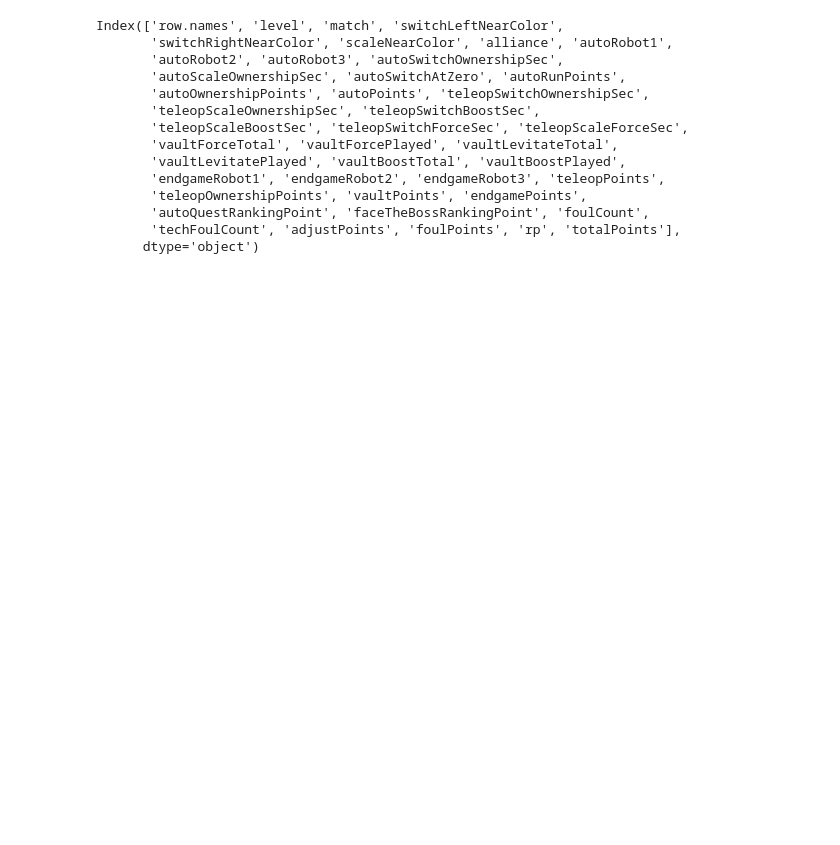
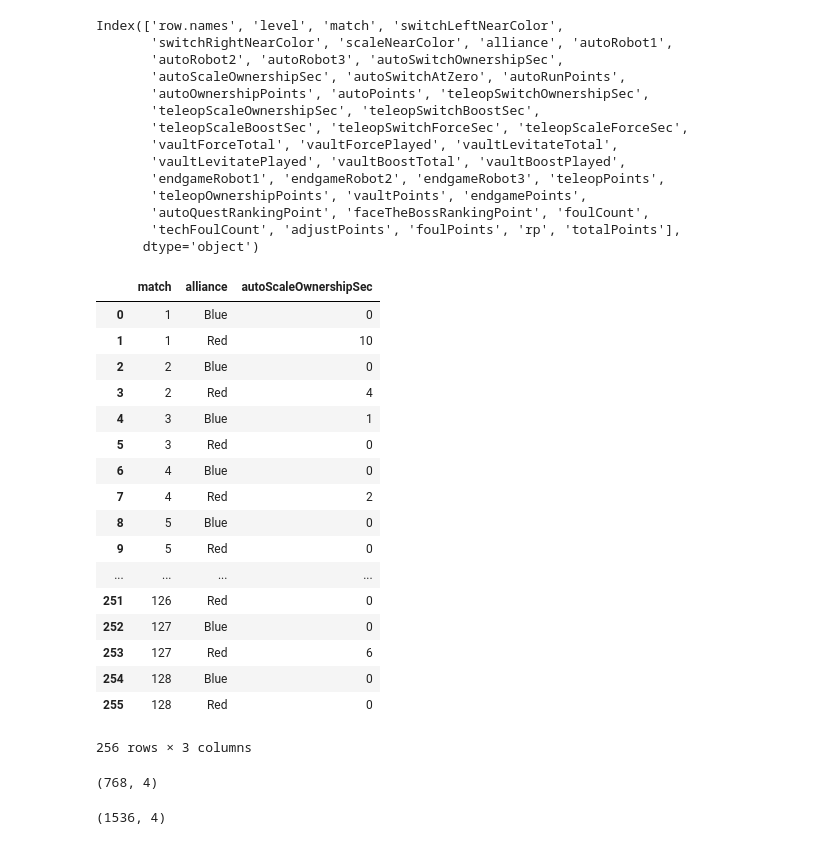
Before and after one commit to irs1318dev/python_class, a Jupyter notebook: 11_SQL2/sqlalchemy.ipynb, the cells around one changed output. Saved outputs shown, nothing was run; the diff lists cells and outputs as text; code cells hidden in the pictures; blank space fills up the shorter version.

```diff
--- a/11_SQL2/sqlalchemy.ipynb
+++ b/11_SQL2/sqlalchemy.ipynb
@@ -140,3 +154,52 @@ Index(['row.names', 'level', 'match', 'switchLeftNearColor',
        'autoQuestRankingPoint', 'faceTheBossRankingPoint', 'foulCount',
        'techFoulCount', 'adjustPoints', 'foulPoints', 'rp', 'totalPoints'],
       dtype='object')
+# %%
+sql = sqlalchemy.text("""
+SELECT match, alliance, "autoScaleOwnershipSec" FROM scores;
+""")
+
+scores = pd.read_sql(sql, conn)
+scores
+# %% [output]
+|  | match | alliance | autoScaleOwnershipSec |
+| 0 | 1 | Blue | 0 |
+| 1 | 1 | Red | 10 |
+| 2 | 2 | Blue | 0 |
+| 3 | 2 | Red | 4 |
+| 4 | 3 | Blue | 1 |
+| 5 | 3 | Red | 0 |
+| 6 | 4 | Blue | 0 |
+| 7 | 4 | Red | 2 |
+| 8 | 5 | Blue | 0 |
+| 9 | 5 | Red | 0 |
+| ... | ... | ... | ... |
+| 251 | 126 | Red | 0 |
+| 252 | 127 | Blue | 0 |
+| 253 | 127 | Red | 6 |
+| 254 | 128 | Blue | 0 |
+| 255 | 128 | Red | 0 |
+256 rows × 3 columns
+# %%
+sql = sqlalchemy.text("""
+SELECT schedule.team, scores.match, scores.alliance,
+       scores."autoScaleOwnershipSec"
+  FROM scores INNER JOIN schedule
+    ON schedule.match = scores.match AND
+       schedule.alliance = scores.alliance;
+""")
+scores = pd.read_sql(sql, conn)
+scores.shape
+# %% [output]
+(768, 4)
+# %%
+sql = sqlalchemy.text("""
+SELECT schedule.team, scores.match, scores.alliance,
+       scores."autoScaleOwnershipSec"
+  FROM scores INNER JOIN schedule
+    ON schedule.match = scores.match;
+""")
+scores = pd.read_sql(sql, conn)
+scores.shape
+# %% [output]
+(1536, 4)
```
Also changed, not shown: parts of 9 cells of this notebook, 46 other files.
